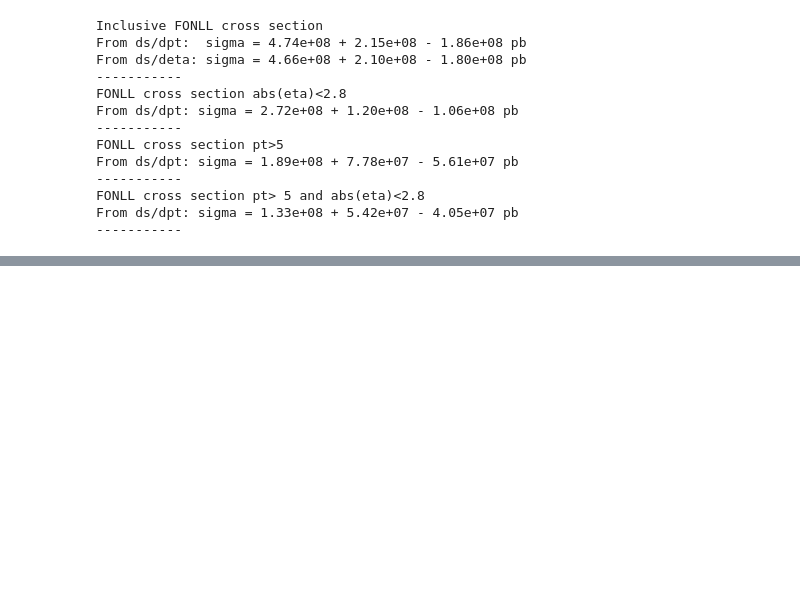
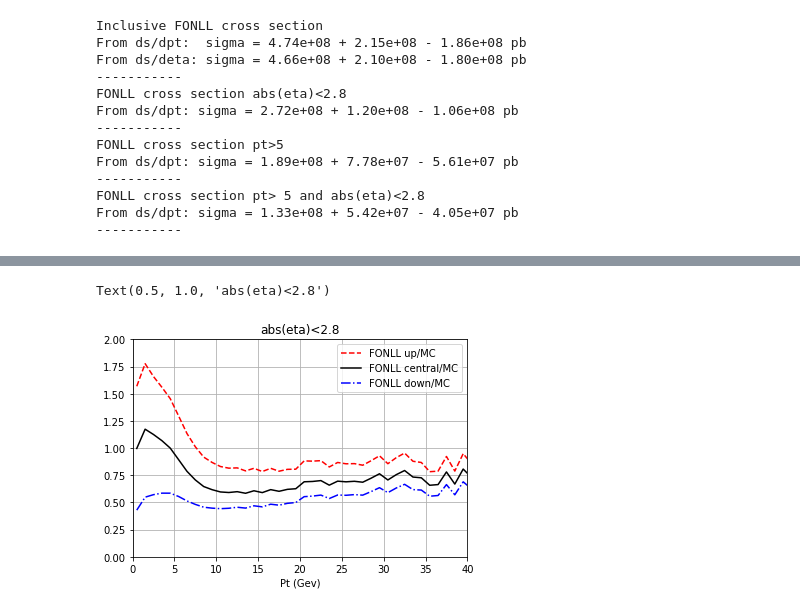
Before and after one commit to claudiocc1/Bphi, a Jupyter notebook: Bphi.ipynb, the cells around one changed output, grey strips where cells are left out. Drawn from its saved outputs; the diff is of its cells as text; code cells hidden in the pictures; blank space fills up the shorter version.

```diff
--- a/Bphi.ipynb
+++ b/Bphi.ipynb
@@ -66,0 +129,17 @@ From ds/dpt: sigma = 1.33e+08 + 5.42e+07 - 4.05e+07 pb
+# %%
+# Now plot ratio FONLL/MC fo abs(eta)<2.8
+# We are going to re-use the "h_save" histogram that we made earlier
+MC = h_save[0]
+ax2 = plt.subplot(111)
+ax2.plot(pt, ds28[2]/MC, linestyle='dashed', color='red', label='FONLL up/MC')
+ax2.plot(pt, ds28[0]/MC, linestyle='solid', color='black', label='FONLL central/MC')
+ax2.plot(pt, ds28[1]/MC, linestyle='dashdot', color='blue', label='FONLL down/MC')
+ax2.set_xlim(0, 40.)
+ax2.set_ylim(0, 2)
+ax2.legend()
+ax2.set_xlabel('Pt (Gev)')
+ax2.grid()
+ax2.set_title('abs(eta)<2.8')
+# %% [output]
+Text(0.5, 1.0, 'abs(eta)<2.8')
+[figure, added]
```
Also changed, not shown: parts of 10 cells of this notebook, 17 other files.
